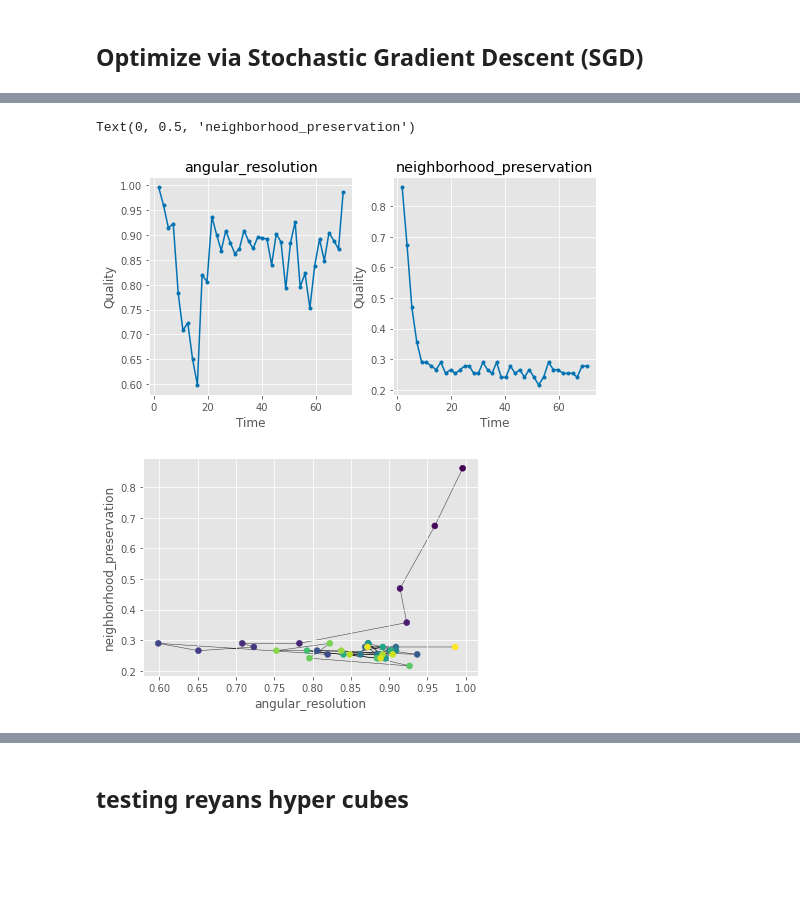
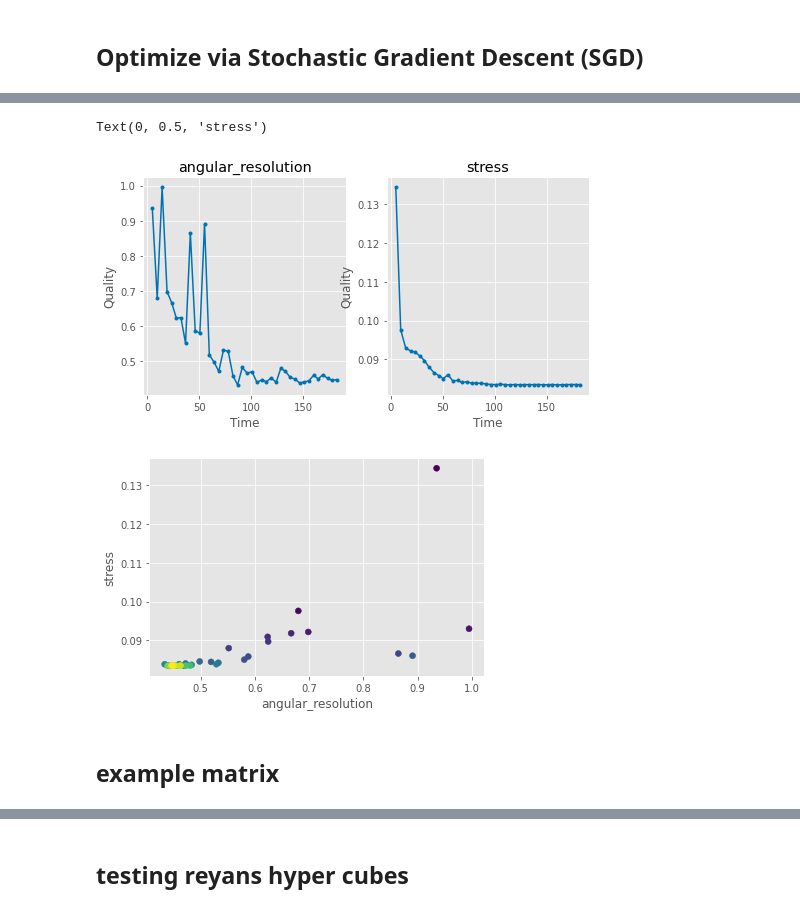
Before and after one commit to tiga1231/graph-drawing, a Jupyter notebook: dev.ipynb, the cells around one changed output, grey strips where cells are left out. Cells and saved outputs as stored; diff of their text form; code cells hidden in the pictures; blank space fills up the shorter version.

```diff
--- a/dev.ipynb
+++ b/dev.ipynb
@@ -158,30 +167,33 @@ Wall time: 1min 12s
 # %%
+qx, qy = criteria_pair
+
 t = [r['time'] for r in gd.qualities_by_time]
 quality_curve_x = [r['qualities'][qx] for r in gd.qualities_by_time]
 quality_curve_y = [r['qualities'][qy] for r in gd.qualities_by_time]
-
 
 plt.figure(figsize=[8,4])
 plt.subplot(121)
 plt.plot(t, quality_curve_x, '.-')
 plt.title(qx)
 plt.xlabel('Time')
 plt.ylabel('Quality')
 
 plt.subplot(122)
 plt.plot(t, quality_curve_y, '.-')
 plt.title(qy)
 plt.xlabel('Time')
 plt.ylabel('Quality')
 
 plt.figure()
-plt.plot(quality_curve_x, quality_curve_y, lw=0.5, c='#333333', zorder=-1)
+# plt.plot(quality_curve_x, quality_curve_y, '--', c='#777777', zorder=-1)
 plt.scatter(quality_curve_x, quality_curve_y, c=np.arange(len(quality_curve_x)))
 plt.xlabel(qx)
 plt.ylabel(qy)
 # plt.xlim([0, max(max(quality_curve_x), 1.1)])
 # plt.ylim([0, max(max(quality_curve_y)*1.05, 1.1)])
 # %% [output]
-Text(0, 0.5, 'neighborhood_preservation')
+Text(0, 0.5, 'stress')
-[figure, old version]
+[figure, new version]
-[figure, old version]
+[figure, new version]
+# %% [markdown]
+## example matrix
```
Also changed, not shown: parts of 9 cells of this notebook, 4 other files.
